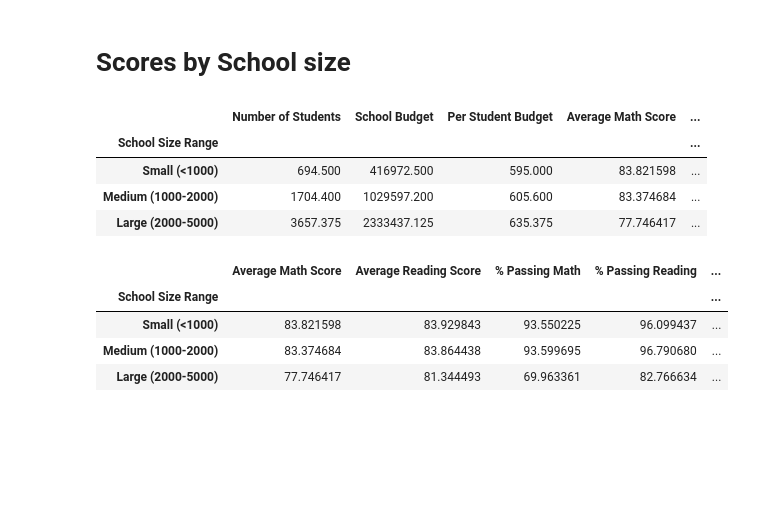
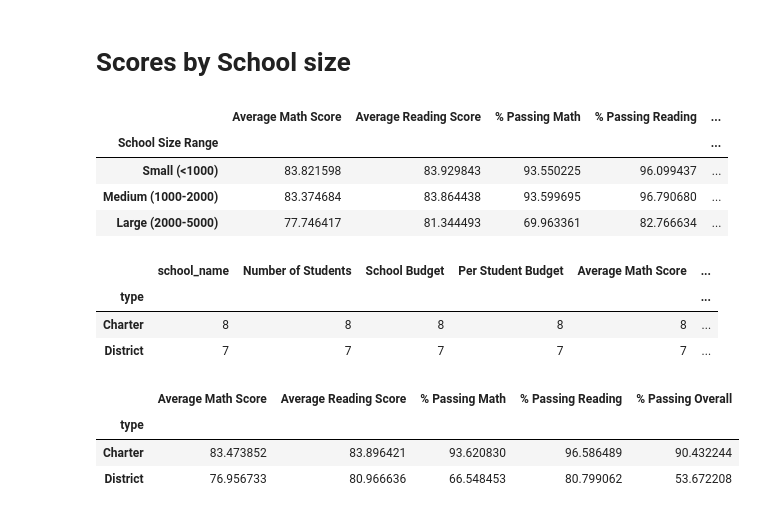
Before and after one commit to Corters22/Pandas_Challenge, a Jupyter notebook: PyCitySchools.ipynb, the cells around one changed output. Saved outputs shown, nothing was run; the diff lists cells and outputs as text; code cells hidden in the pictures; blank space fills up the shorter version.

```diff
--- a/PyCitySchools.ipynb
+++ b/PyCitySchools.ipynb
@@ -323,15 +324,9 @@ score_by_budget_df
 bins = [0, 1000, 2000, 5000]
 bin_names = ["Small (<1000)", "Medium (1000-2000)", "Large (2000-5000)"]
 #adding column with size ranges
-school_summary_df["School Size Range"] = pd.cut(school_summary_df["Number of Students"], bins, labels=bin_names, include_lowest=True)
+merged_school_summary_df["School Size Range"] = pd.cut(merged_school_summary_df["Number of Students"], bins, labels=bin_names, include_lowest=True)
 #grouped by size ranges
-grouped_by_size = school_summary_df.groupby("School Size Range")
+grouped_by_size = merged_school_summary_df.groupby("School Size Range")
-# %% [output]
-|  | Number of Students | School Budget | Per Student Budget | Average Math Score | ... |
-| School Size Range |  |  |  |  | ... |
-| Small (<1000) | 694.500 | 416972.500 | 595.000 | 83.821598 | ... |
-| Medium (1000-2000) | 1704.400 | 1029597.200 | 605.600 | 83.374684 | ... |
-| Large (2000-5000) | 3657.375 | 2333437.125 | 635.375 | 77.746417 | ... |
 # %%
 #creation of averages per school size range
 score_by_size_df = pd.DataFrame({"Average Math Score": grouped_by_size["Average Math Score"].mean(),
@@ -347,3 +342,25 @@ score_by_size_df
 | Small (<1000) | 83.821598 | 83.929843 | 93.550225 | 96.099437 | ... |
 | Medium (1000-2000) | 83.374684 | 83.864438 | 93.599695 | 96.790680 | ... |
 | Large (2000-5000) | 77.746417 | 81.344493 | 69.963361 | 82.766634 | ... |
+# %%
+#group avgerages by school type
+grouped_by_type = merged_school_summary_df.groupby("type")
+grouped_by_type.count()
+# %% [output]
+|  | school_name | Number of Students | School Budget | Per Student Budget | Average Math Score | ... |
+| type |  |  |  |  |  | ... |
+| Charter | 8 | 8 | 8 | 8 | 8 | ... |
+| District | 7 | 7 | 7 | 7 | 7 | ... |
+# %%
+score_by_type = pd.DataFrame({"Average Math Score": grouped_by_type["Average Math Score"].mean(),
+                                  "Average Reading Score": grouped_by_type["Average Reading Score"].mean(),
+                                   "% Passing Math": grouped_by_type["% Passing Math"].mean(),
+                                   "% Passing Reading": grouped_by_type["% Passing Reading"].mean(),
+                                    "% Passing Overall": grouped_by_type["% Passing Overall"].mean()
+                             })
+score_by_type
+# %% [output]
+|  | Average Math Score | Average Reading Score | % Passing Math | % Passing Reading | % Passing Overall |
+| type |  |  |  |  |  |
+| Charter | 83.473852 | 83.896421 | 93.620830 | 96.586489 | 90.432244 |
+| District | 76.956733 | 80.966636 | 66.548453 | 80.799062 | 53.672208 |
```
Also changed, not shown: parts of 10 cells of this notebook.
